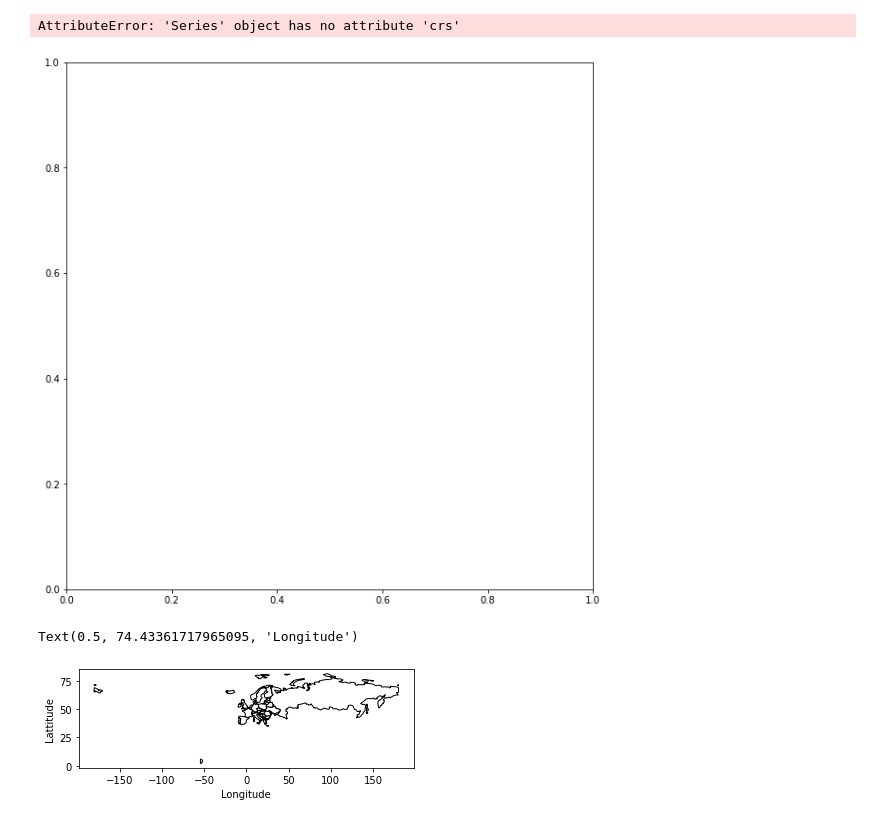
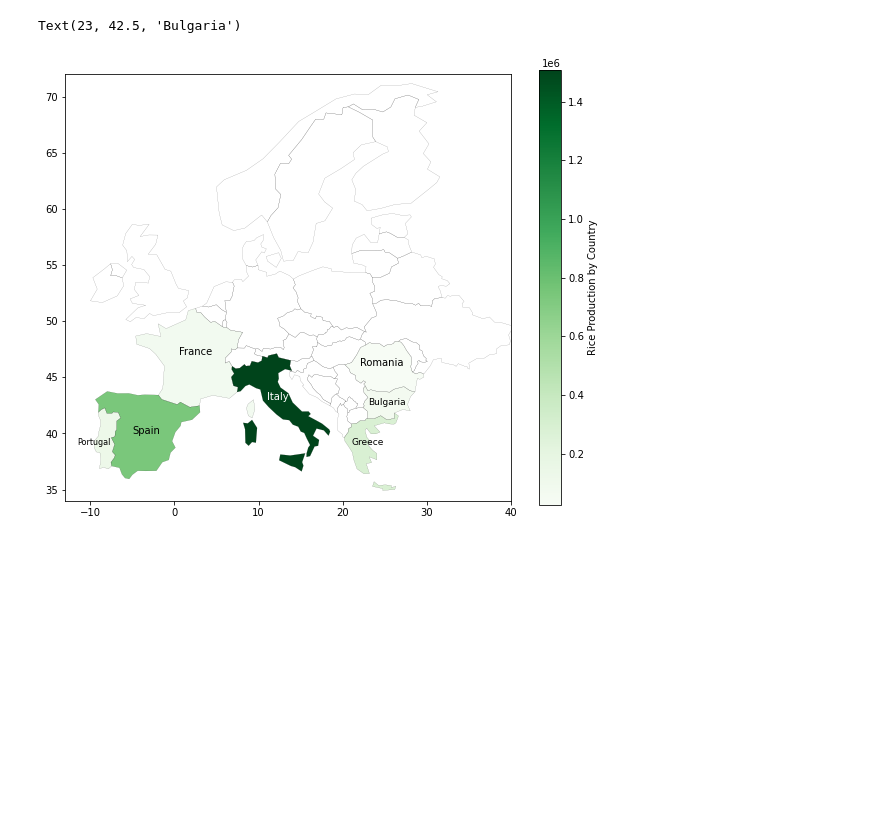
Before and after one commit to JohnsenClasses/final-project-schneider-thapa-koirala, a Jupyter notebook: riceproduction.ipynb, the cells around one changed output. Drawn from its saved outputs; the diff is of its cells as text; code cells hidden in the pictures; blank space fills up the shorter version.

Commit message:
Ploting colormap

```diff
--- a/riceproduction.ipynb
+++ b/riceproduction.ipynb
@@ -37,28 +37,17 @@ display(gdf_rice)
-# %%
-gdf_rice.query("name != 'Russia'", inplace=True)
-gdf_rice.plot(figsize=(10,25))
-#plotting_europe.set_xlim(-11, 40)
-#plotting_europe.set_ylim(34,72)
-# %% [output]
-AttributeError: 'Series' object has no attribute 'crs'
-[figure, removed]
-# %%
-import pandas as pd
-import geopandas as gpd
-import matplotlib.pyplot as plt
-
-world = gpd.read_file(gpd.datasets.get_path('naturalearth_lowres'))
-
-#data = pd.read_csv("Repair_yards_africa.csv")
-
-base = world[world.continent == 'Europe'].plot(color='white', edgecolor='black')
-
-#data['Coordinates'] = list(zip(data.lon, data.lat))
-#data['Coordinates'] = data['Coordinates'].apply(Point)
-#geodata = gpd.GeoDataFrame(data, geometry='Coordinates')
-#geodata.plot(ax=base, color='red', markersize=11)
-plt.ylabel('Lattitude')
-plt.xlabel('Longitude')
-# %% [output]
-Text(0.5, 74.43361717965095, 'Longitude')
-[figure, removed]
+# %%
+#ploting
+plotting_europe=df_eu.boundary.plot(figsize=(10,25),color="Black",linewidth=0.1)
+plotting_europe1=df_eu.plot(figsize=(10,25),column=gdf_rice.Year_2020,ax=plotting_europe,cmap="Greens",
+                            legend = True, legend_kwds={"label":"Rice Production by Country","orientation":"vertical",'shrink':0.32})
+plotting_europe.set_xlim(-13, 40)
+plotting_europe.set_ylim(34,72)
+plt.text(-5,40,"Spain",size=10)
+plt.text(-11.5,39,"Portugal",size=8)
+plt.text(0.5,47,"France",size=10)
+plt.text(11,43,"Italy",size=10,color="white")
+plt.text(21,39,"Greece",size=9)
+plt.text(22,46,"Romania",size=10)
+plt.text(23,42.5,"Bulgaria",size=9)
+# %% [output]
+Text(23, 42.5, 'Bulgaria')
+[figure, added]
```
Also changed, not shown: parts of 2 cells of this notebook.
